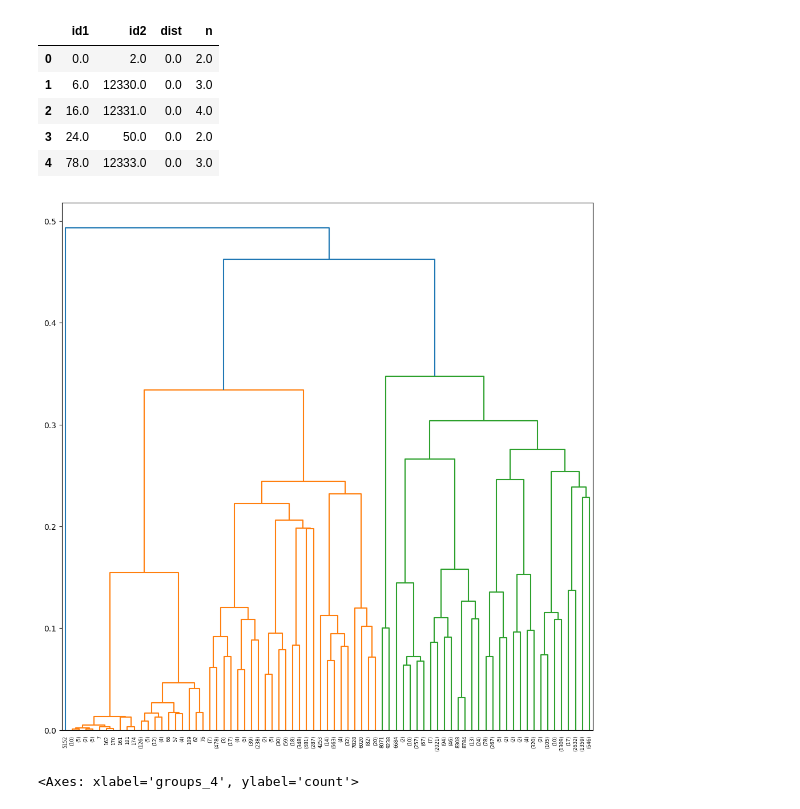
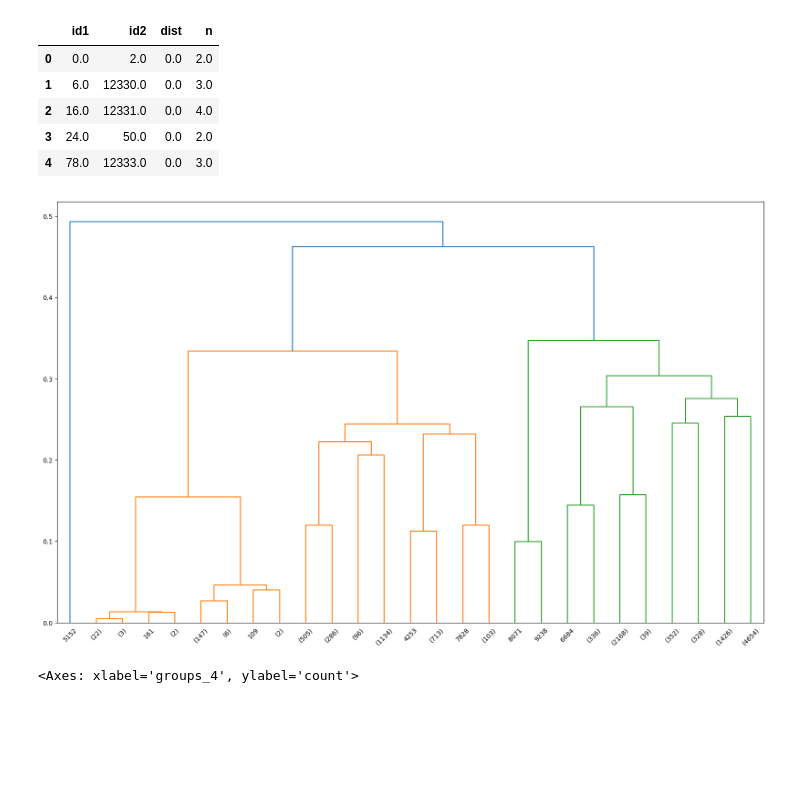
Before and after one commit to nerdmanPc/ebac_cd_mod30, a Jupyter notebook: mod30_tarefa02.ipynb, the cells around one changed output. Cells and saved outputs as stored; diff of their text form; code cells hidden in the pictures; blank space fills up the shorter version.

```diff
--- a/mod30_tarefa02.ipynb
+++ b/mod30_tarefa02.ipynb
@@ -179,10 +179,10 @@ Z_df.head()
 | 3 | 24.0 | 50.0 | 0.0 | 2.0 |
 | 4 | 78.0 | 12333.0 | 0.0 | 3.0 |
 # %%
-fig, ax = plt.subplots(1,1, figsize=(12,12))
-dend = dendrogram(Z, truncate_mode='level', p=7, color_threshold=0.37)
+fig, ax = plt.subplots(1,1, figsize=(20,12))
+dend = dendrogram(Z, truncate_mode='level', p=5, color_threshold=0.37, show_leaf_counts=True, ax=ax)
 # %% [output]
-[figure, old version]
+[figure, new version]
 # %%
 df_dummies['groups_3'] = fcluster(Z, 3, criterion='maxclust')
 df_dummies['groups_4'] = fcluster(Z, 4, criterion='maxclust')
```
Also changed, not shown: parts of 4 cells of this notebook.
